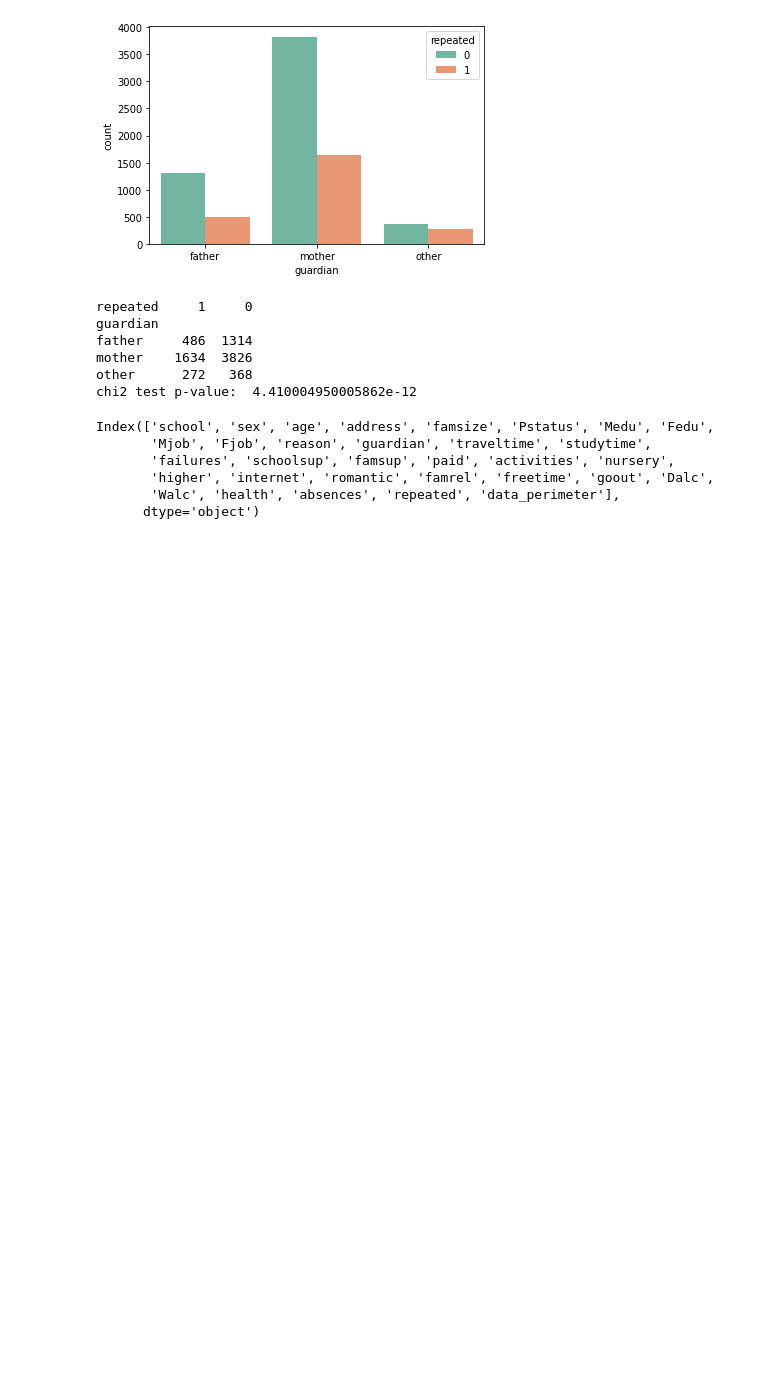
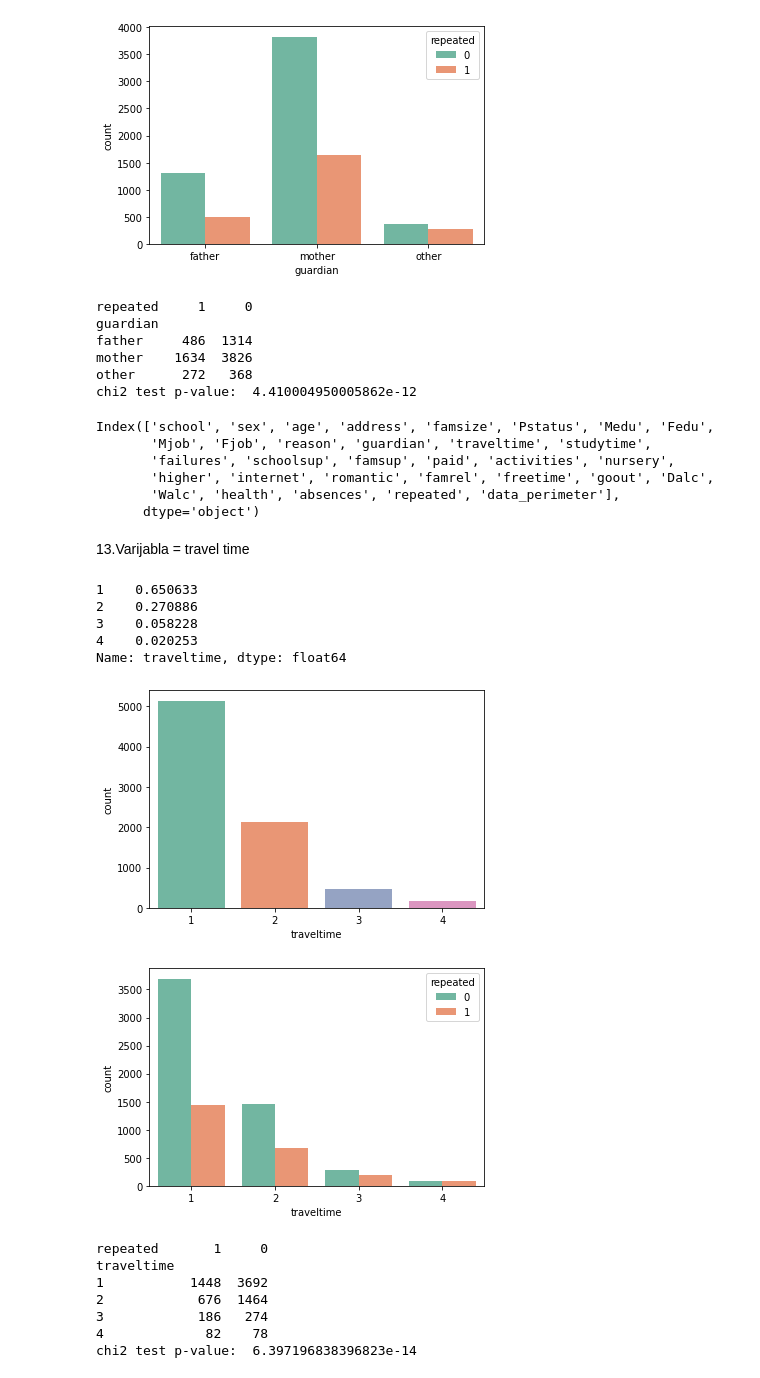
Before and after one commit to MPetrinovic/Personal-Projects, a Jupyter notebook: Rješenje.ipynb, the cells around one changed output. Drawn from its saved outputs; the diff is of its cells as text; code cells hidden in the pictures; blank space fills up the shorter version.

```diff
--- a/Rješenje.ipynb
+++ b/Rješenje.ipynb
@@ -419,3 +420,31 @@ Index(['school', 'sex', 'age', 'address', 'famsize', 'Pstatus', 'Medu', 'Fedu',
        'higher', 'internet', 'romantic', 'famrel', 'freetime', 'goout', 'Dalc',
        'Walc', 'health', 'absences', 'repeated', 'data_perimeter'],
       dtype='object')
+# %% [markdown]
+13.Varijabla = travel time
+# %%
+print(data['traveltime'].value_counts()/7900)
+sns.countplot(x = 'traveltime', data = data)
+plt.show()
+sns.countplot(x = 'traveltime', hue = 'repeated',data = data)
+plt.show()
+
+obs = pd.crosstab(data['traveltime'],data['repeated'])
+print(obs[[1,0]])
+g, p, dof, expctd = chi2_contingency(obs[[1,0]],lambda_="log-likelihood")
+print("chi2 test p-value: ",p)
+# %% [output]
+1    0.650633
+2    0.270886
+3    0.058228
+4    0.020253
+Name: traveltime, dtype: float64
+[figure, added]
+[figure, added]
+repeated       1     0
+traveltime
+1           1448  3692
+2            676  1464
+3            186   274
+4             82    78
+chi2 test p-value:  6.397196838396823e-14
```
Also changed, not shown: parts of 51 cells of this notebook.
